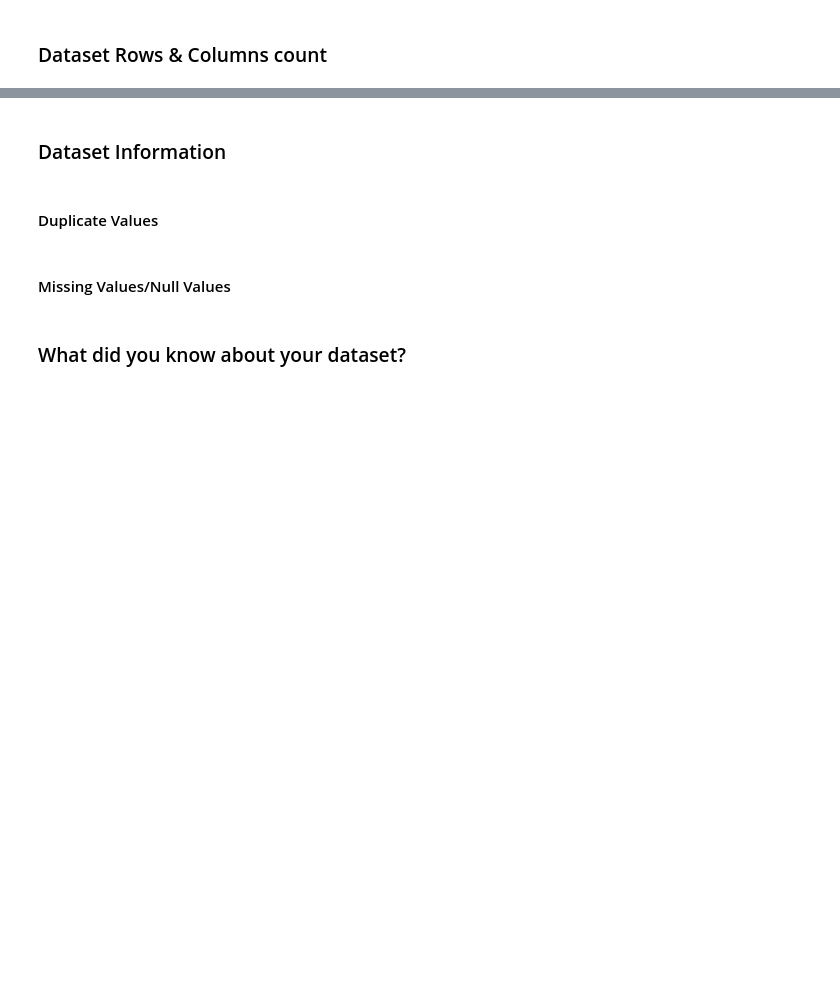
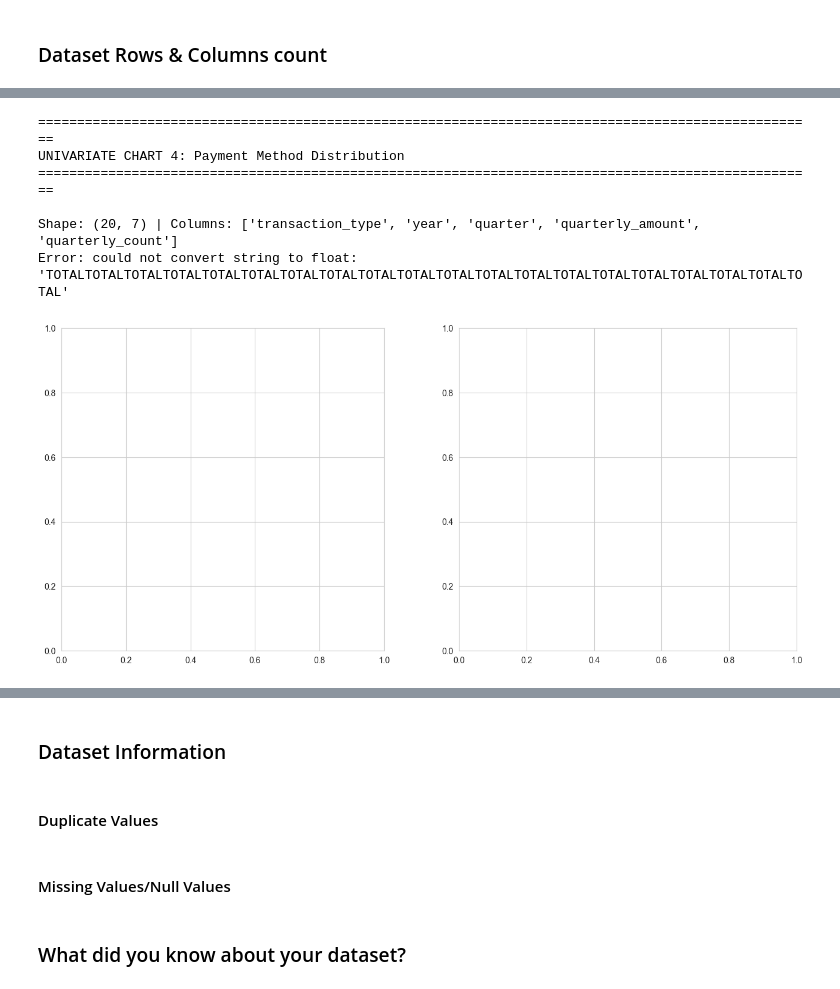
Before and after one commit to Github-Emmi/PhonePe, a Jupyter notebook: EDA_Submission_Template.ipynb, the cells around one changed output, grey strips where cells are left out. Cells and saved outputs as stored; diff of their text form; code cells hidden in the pictures; blank space fills up the shorter version.

```diff
--- a/EDA_Submission_Template.ipynb
+++ b/EDA_Submission_Template.ipynb
@@ -462,0 +1634,60 @@ print("=" * 80)
+# %%
+
+# ============================================================================
+# PHASE 2: UNIVARIATE ANALYSIS - CHART 4
+# Payment Method Distribution
+# ============================================================================
+
+print("\n" + "=" * 100)
+print("UNIVARIATE CHART 4: Payment Method Distribution")
+print("=" * 100)
+
+try:
+    df_payment = datasets['Q1.5_Payment_Methods'].copy()
+    print(f"\nShape: {df_payment.shape} | Columns: {df_payment.columns.tolist()[:5]}")
+
+    method_cols = [col for col in df_payment.columns if 'method' in col.lower() or 'type' in col.lower()]
+    count_cols = [col for col in df_payment.columns if 'count' in col.lower() or 'transaction' in col.lower()]
+
+    if method_cols and count_cols:
+        method_col, count_col = method_cols[0], count_cols[0]
+        pay_dist = df_payment.groupby(method_col)[count_col].sum().sort_values(ascending=False)
+
+        fig, (ax1, ax2) = plt.subplots(1, 2, figsize=(16, 7))
+
+        colors_pay = ['#FF6B6B', '#4ECDC4', '#45B7D1', '#FFA07A', '#98D8C8'][:len(pay_dist)]
+
+        # Pie
+        ax1.pie(pay_dist.values, labels=pay_dist.index, autopct='%1.1f%%', colors=colors_pay, startangle=45)
+        ax1.set_title('Chart 4A: Payment Method Market Share (Pie)\nTransaction Dynamics - Payment Method Performance', fontweight='bold')
+
+        # Bar
+        ax2.barh(range(len(pay_dist)), pay_dist.values, color=colors_pay)
+        ax2.set_yticks(range(len(pay_dist)))
+        ax2.set_yticklabels(pay_dist.index)
+        ax2.invert_yaxis()
+
+        total_pay = pay_dist.sum()
+        for i, (method, val) in enumerate(pay_dist.items()):
+            pct = (val / total_pay) * 100
+            ax2.text(val, i, f' {val/1e9:.2f}B ({pct:.1f}%)', va='center', fontweight='bold')
+
+        ax2.set_xlabel('Transaction Count (Billions)', fontweight='bold')
+        ax2.set_title('Chart 4B: Payment Methods by Volume', fontweight='bold')
+        ax2.grid(axis='x', alpha=0.3)
+
+        plt.tight_layout()
+        plt.savefig(os.path.join(base_path, 'phase4_results/Chart_04_Payment_Methods.png'), dpi=300, bbox_inches='tight')
+        plt.show()
+        print("\n✓ Chart 4 created successfully")
+
+except Exception as e:
+    print(f"Error: {str(e)}")
+# %% [output]
+====================================================================================================
+UNIVARIATE CHART 4: Payment Method Distribution
+====================================================================================================
+
+Shape: (20, 7) | Columns: ['transaction_type', 'year', 'quarter', 'quarterly_amount', 'quarterly_count']
+Error: could not convert string to float: 'TOTALTOTALTOTALTOTALTOTALTOTALTOTALTOTALTOTALTOTALTOTALTOTALTOTALTOTALTOTALTOTALTOTALTOTALTOTALTOTAL'
+[figure, added]
```
Also changed, not shown: parts of 74 cells of this notebook, 19 other files.
